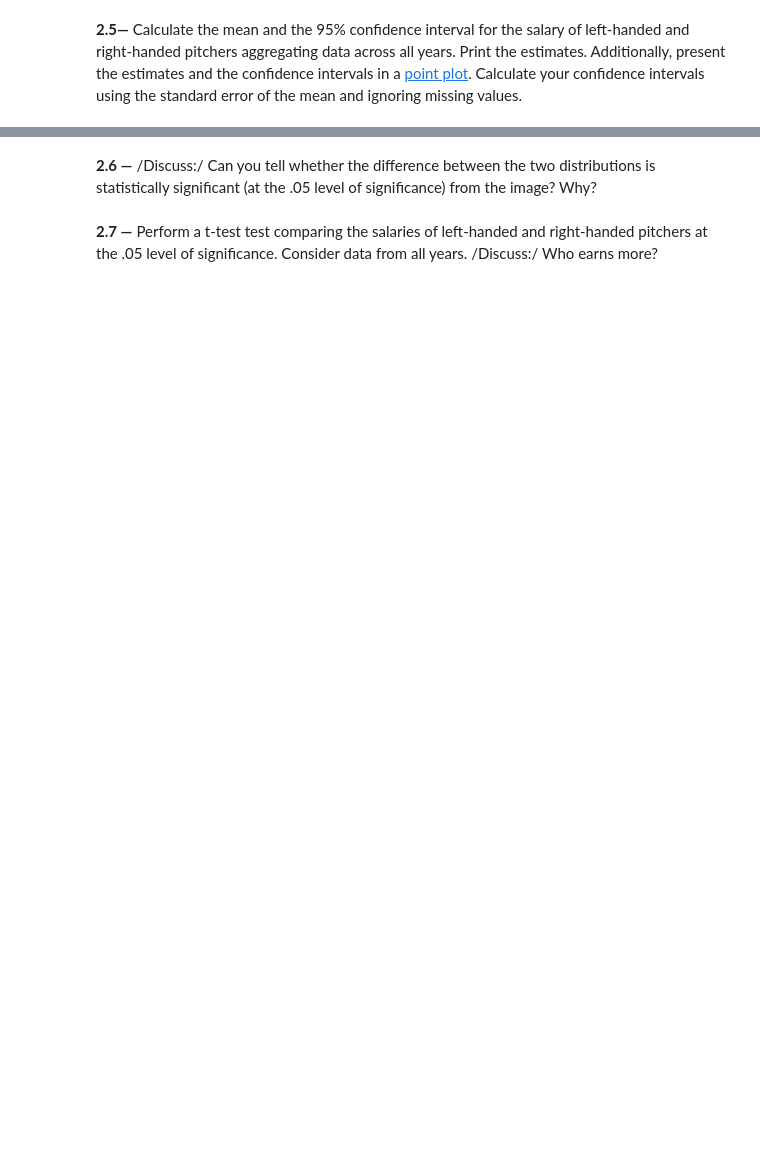
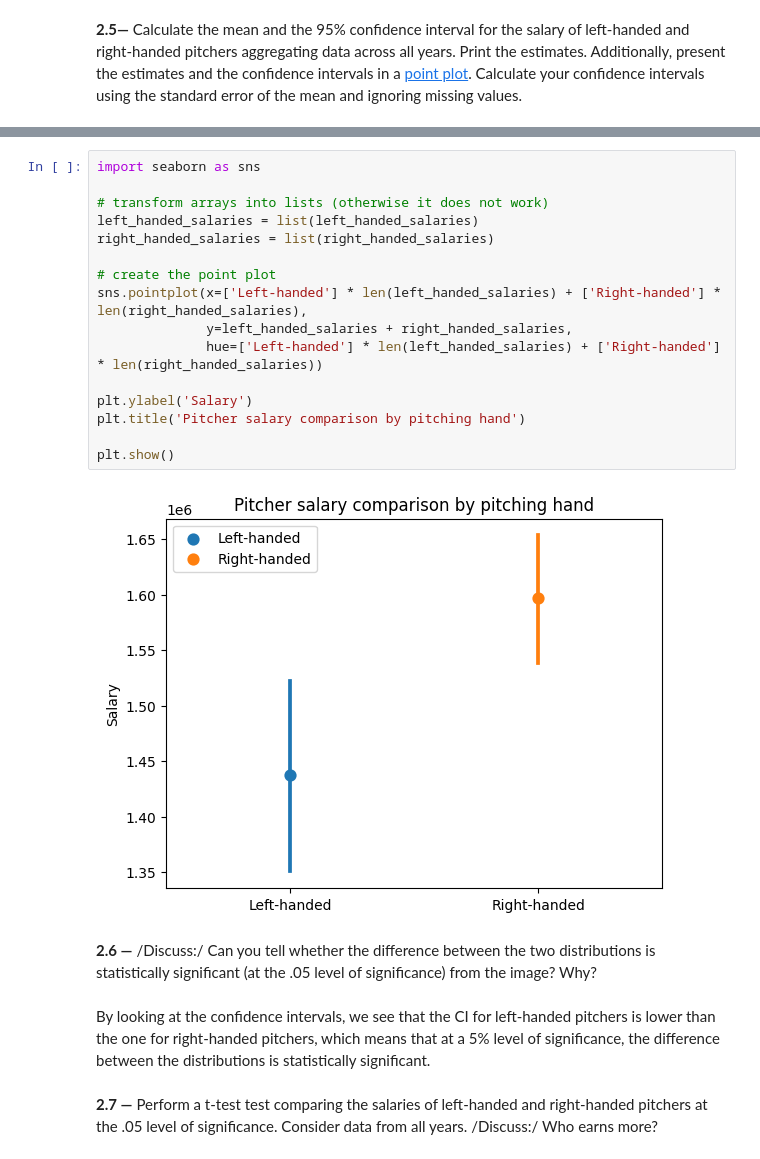
Before and after one commit to benjaminAouzir/FautTrouverUnNomPourADA, a Jupyter notebook: 01 - Pandas Data Wrangling and Data Viz/h1.ipynb, the cells around one changed output, grey strips where cells are left out. Cells and saved outputs as stored; diff of their text form; blank space fills up the shorter version.

```diff
--- a/01 - Pandas Data Wrangling and Data Viz/h1.ipynb
+++ b/01 - Pandas Data Wrangling and Data Viz/h1.ipynb
@@ -411,4 +375,24 @@ plt.show()
+# %%
+import seaborn as sns
+
+# transform arrays into lists (otherwise it does not work)
+left_handed_salaries = list(left_handed_salaries)
+right_handed_salaries = list(right_handed_salaries)
+
+# create the point plot
+sns.pointplot(x=['Left-handed'] * len(left_handed_salaries) + ['Right-handed'] * len(right_handed_salaries),
+              y=left_handed_salaries + right_handed_salaries,
+              hue=['Left-handed'] * len(left_handed_salaries) + ['Right-handed'] * len(right_handed_salaries))
+
+plt.ylabel('Salary')
+plt.title('Pitcher salary comparison by pitching hand')
+
+plt.show()
+# %% [output]
+[figure, added]
 # %% [markdown]
 **2.6 —** /Discuss:/ Can you tell whether the difference between the two distributions is statistically significant (at the .05 level of significance) from the image? Why?
+# %% [markdown]
+By looking at the confidence intervals, we see that the CI for left-handed pitchers is lower than the one for right-handed pitchers, which means that at a 5% level of significance, the difference between the distributions is statistically significant.
 # %% [markdown]
 **2.7 —** Perform a t-test test comparing the salaries of left-handed and right-handed pitchers at the .05 level of significance. Consider data from all years. /Discuss:/ Who earns more?
```
Also changed, not shown: parts of 15 cells of this notebook.
